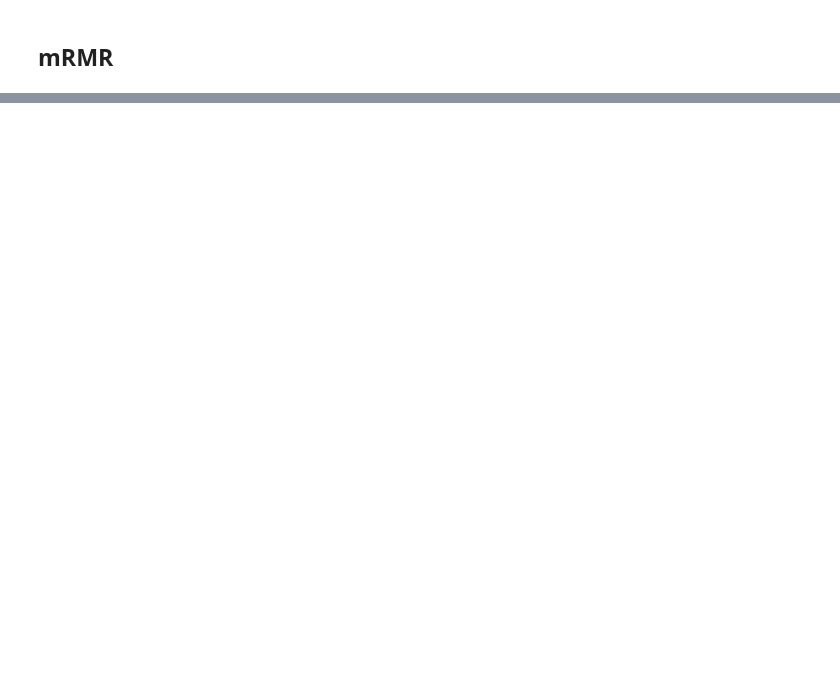
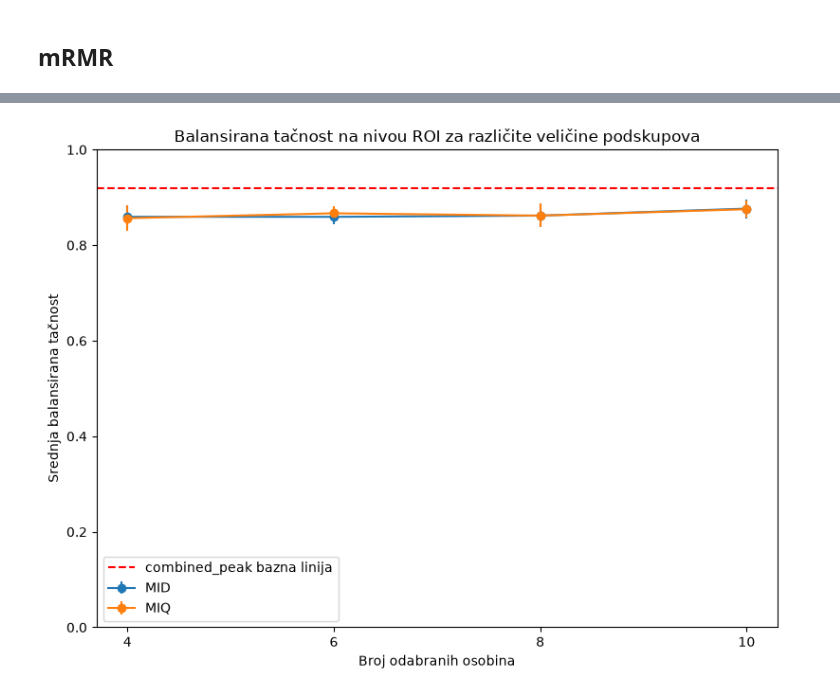
Before and after one commit to peraj-17/MasterProjekatPetarJ, a Jupyter notebook: notebooks/03_modeling.ipynb, the cells around one changed output, grey strips where cells are left out. Saved outputs shown, nothing was run; the diff lists cells and outputs as text; code cells hidden in the pictures; blank space fills up the shorter version.

```diff
--- a/notebooks/03_modeling.ipynb
+++ b/notebooks/03_modeling.ipynb
@@ -2673,0 +3562,9 @@ nonlinear_holdout_summary.to_csv(
+# %%
+# Kreiranje 'factory' funkcija
+mid_model_factories = {
+    n_features: make_mrmr_logistic_factory(
+        max_features=n_features,
+        method="MID",
+    )
+    for n_features in mrmr_feature_counts
+}
@@ -2673,0 +3750,45 @@ nonlinear_holdout_summary.to_csv(
+# %%
+# Vizuelizacija
+plt.figure(figsize=(8, 6))
+
+for method_name, method_data in (
+    mrmr_method_roi_comparison
+    .groupby("mrmr_method")
+):
+    method_data = method_data.sort_values(
+        "subset_size"
+    )
+
+    plt.errorbar(
+        method_data["subset_size"],
+        method_data[
+            "test_balanced_accuracy_mean"
+        ],
+        yerr=method_data[
+            "test_balanced_accuracy_std"
+        ],
+        marker="o",
+        label=method_name,
+    )
+
+plt.axhline(
+    combined_peak_mrmr_baseline[
+        "test_balanced_accuracy_mean"
+    ],
+    linestyle="--",
+    color="red",
+    label="combined_peak bazna linija",
+)
+
+plt.xlabel("Broj odabranih osobina")
+plt.ylabel("Srednja balansirana tačnost")
+plt.title(
+    "Balansirana tačnost na nivou ROI za različite veličine podskupova"
+)
+plt.xticks(mrmr_feature_counts)
+plt.ylim(0, 1)
+plt.legend()
+plt.tight_layout()
+plt.show()
+# %% [output]
+[figure, added]
```
Also changed, not shown: parts of 73 cells of this notebook, 19 other files.
